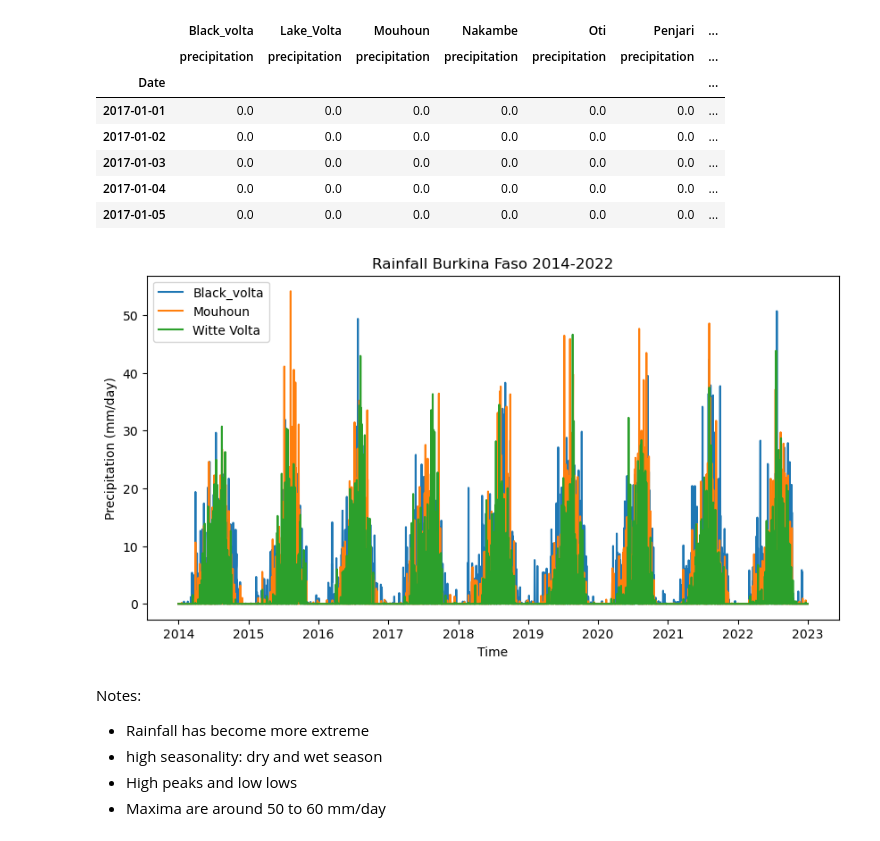
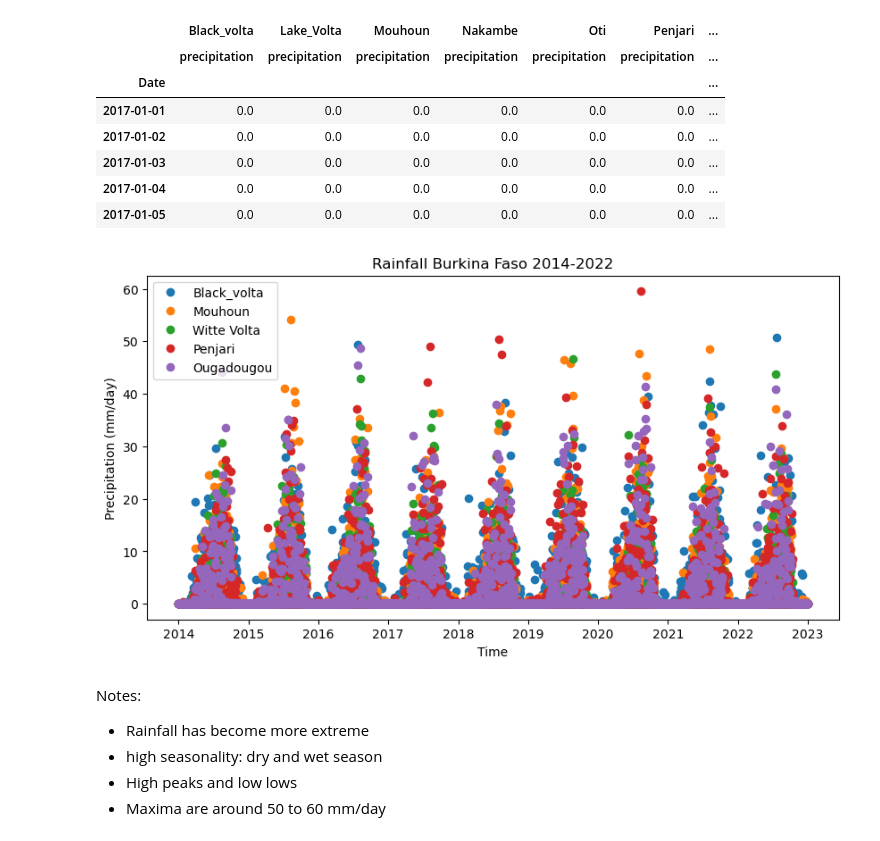
Before and after one commit to Daafip/Volta-burkina-faso, a Jupyter notebook: data/rainfall data volta/Data_hydrologu_BF.ipynb, the cells around one changed output. Cells and saved outputs as stored; diff of their text form; code cells hidden in the pictures.

```diff
--- a/data/rainfall data volta/Data_hydrologu_BF.ipynb
+++ b/data/rainfall data volta/Data_hydrologu_BF.ipynb
@@ -78,15 +64,17 @@ Rainfall_data_2014.loc['2017-01-01':'2022-12-31'].head()
 # %%
 #plotting data from 2014 - 2022
 plt.figure(figsize=(10,5))
-plt.plot(Rainfall_data_2014.loc[:, 'Black_volta'], label = 'Black_volta')
-plt.plot(Rainfall_data_2014.loc[:, 'Mouhoun'], label = 'Mouhoun')
-plt.plot(Rainfall_data_2014.loc[:, 'Nakambe'], label = 'Witte Volta')
+plt.plot(Rainfall_data_2014.loc[:, 'Black_volta'], 'o', label = 'Black_volta')
+plt.plot(Rainfall_data_2014.loc[:, 'Mouhoun'], 'o', label = 'Mouhoun',)
+plt.plot(Rainfall_data_2014.loc[:, 'Nakambe'], 'o', label = 'Witte Volta')
+plt.plot(Rainfall_data_2014.loc[:, 'Penjari'], 'o', label = 'Penjari')
+plt.plot(Rainfall_data_2014.loc[:, 'Ougadougou'], 'o', label = 'Ougadougou')
 plt.xlabel('Time')
 plt.ylabel('Precipitation (mm/day)')
 plt.title('Rainfall Burkina Faso 2014-2022');
 plt.legend();
 # %% [output]
-[figure, old version]
+[figure, new version]
 # %% [markdown]
 Notes:
 - Rainfall has become more extreme
```
Also changed, not shown: parts of 15 cells of this notebook, 1 other file.
